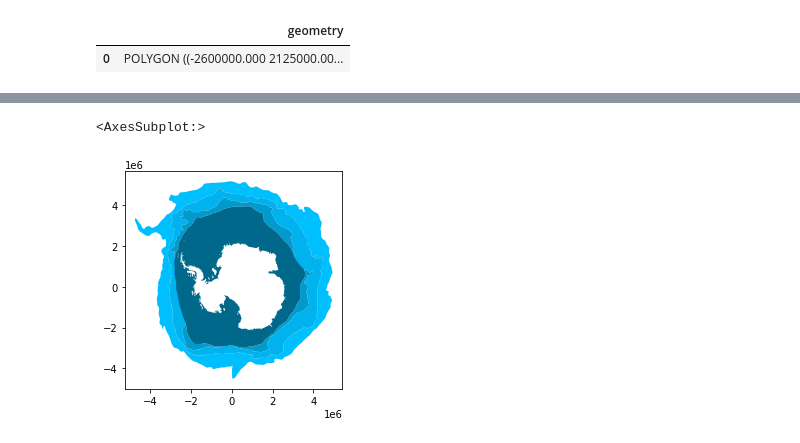
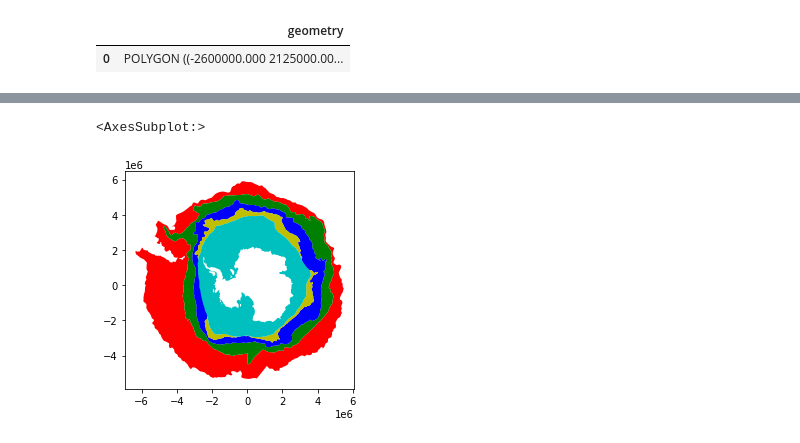
Before and after one commit to ayushnag/sophy, a Jupyter notebook: db/sophy_db.ipynb, the cells around one changed output, grey strips where cells are left out. Drawn from its saved outputs; the diff is of its cells as text; code cells hidden in the pictures.

Commit message:
Added STF to geolabel.py w/ data from Gray et al. 2018

```diff
--- a/db/sophy_db.ipynb
+++ b/db/sophy_db.ipynb
@@ -286,5 +344,5 @@ zones_gdf.plot()
 # %%
-gpd.read_file("../data/shapefiles/zones/so_zones.shp").plot(color=['#00BFFF', '#00B2EE', '#009ACD', '#00688B'])
+gpd.read_file("../data/shapefiles/zones/so_zones.shp").plot(color=['r','g','b','y','c'])
 # %% [output]
 <AxesSubplot:>
-[figure, old version]
+[figure, new version]
```
Also changed, not shown: parts of 9 cells of this notebook, 8 other files.
